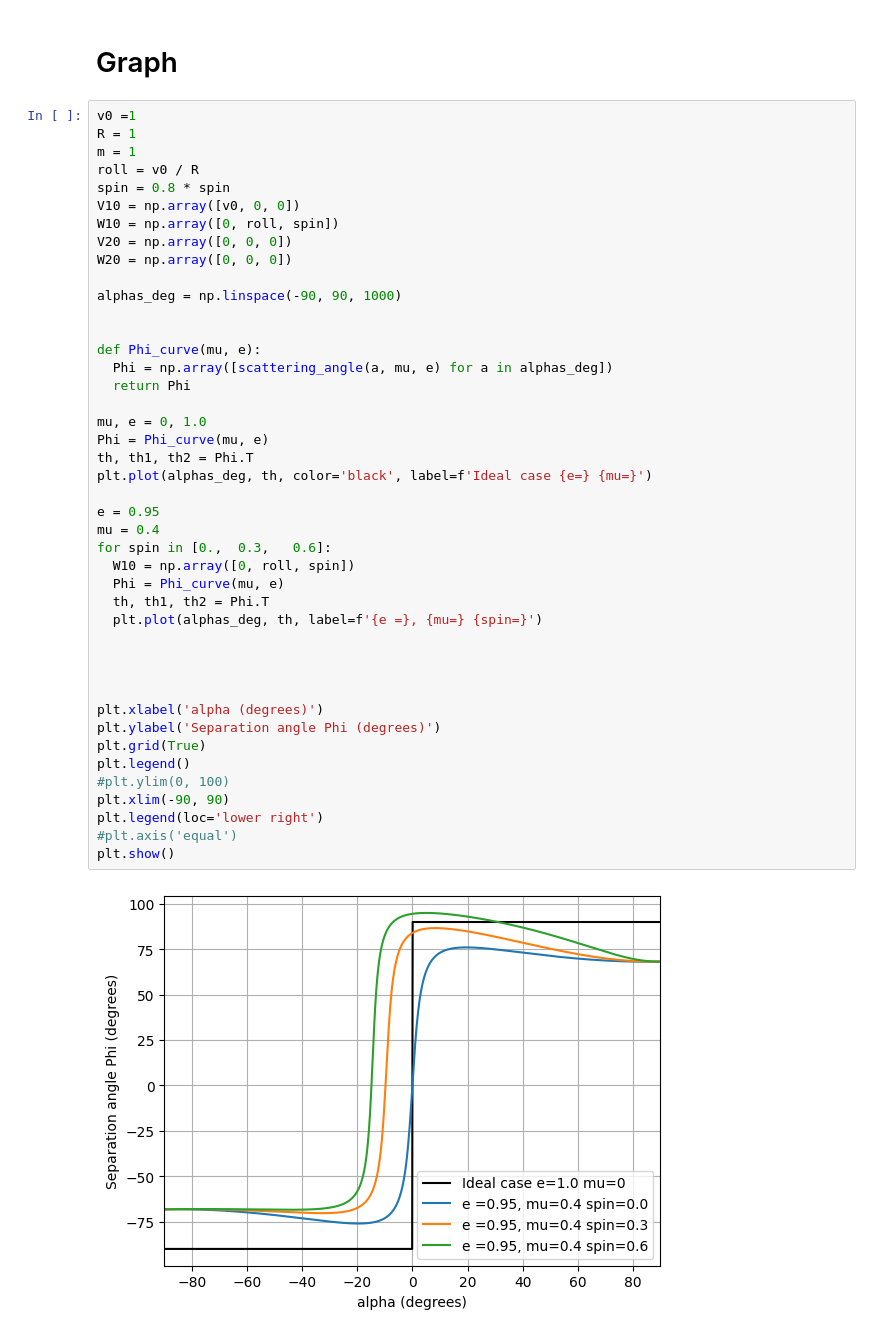
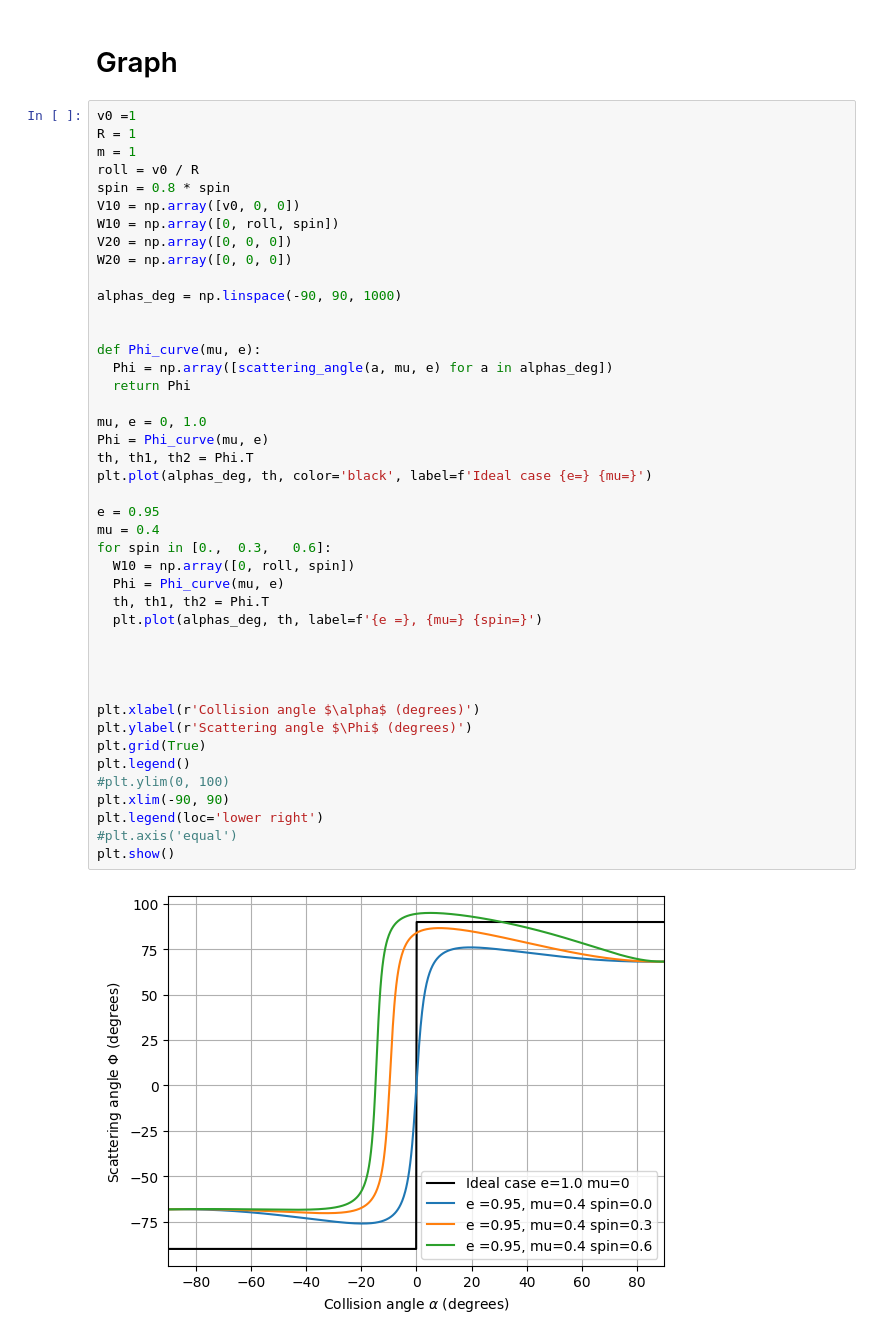
Before and after one commit to evgeny-kolonsky/Lab1m, a Jupyter notebook: collision/sphere_collision_sliding_model.ipynb, the cells around one changed output. Saved outputs shown, nothing was run; the diff lists cells and outputs as text.

Commit message:
graph polished

```diff
--- a/collision/sphere_collision_sliding_model.ipynb
+++ b/collision/sphere_collision_sliding_model.ipynb
@@ -287,33 +287,33 @@ alphas_deg = np.linspace(-90, 90, 1000)
 
 
 def Phi_curve(mu, e):
   Phi = np.array([scattering_angle(a, mu, e) for a in alphas_deg])
   return Phi
 
 mu, e = 0, 1.0
 Phi = Phi_curve(mu, e)
 th, th1, th2 = Phi.T
 plt.plot(alphas_deg, th, color='black', label=f'Ideal case {e=} {mu=}')
 
 e = 0.95
 mu = 0.4
 for spin in [0.,  0.3,   0.6]:
   W10 = np.array([0, roll, spin])
   Phi = Phi_curve(mu, e)
   th, th1, th2 = Phi.T
   plt.plot(alphas_deg, th, label=f'{e =}, {mu=} {spin=}')
 
 
 
 
-plt.xlabel('alpha (degrees)')
-plt.ylabel('Separation angle Phi (degrees)')
+plt.xlabel(r'Collision angle $\alpha$ (degrees)')
+plt.ylabel(r'Scattering angle $\Phi$ (degrees)')
 plt.grid(True)
 plt.legend()
 #plt.ylim(0, 100)
 plt.xlim(-90, 90)
 plt.legend(loc='lower right')
 #plt.axis('equal')
 plt.show()
 # %% [output]
-[figure, old version]
+[figure, new version]
```
